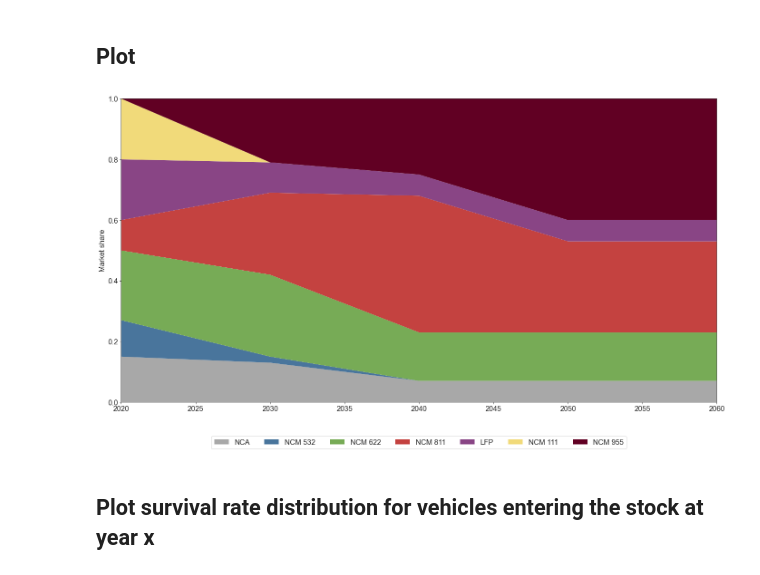
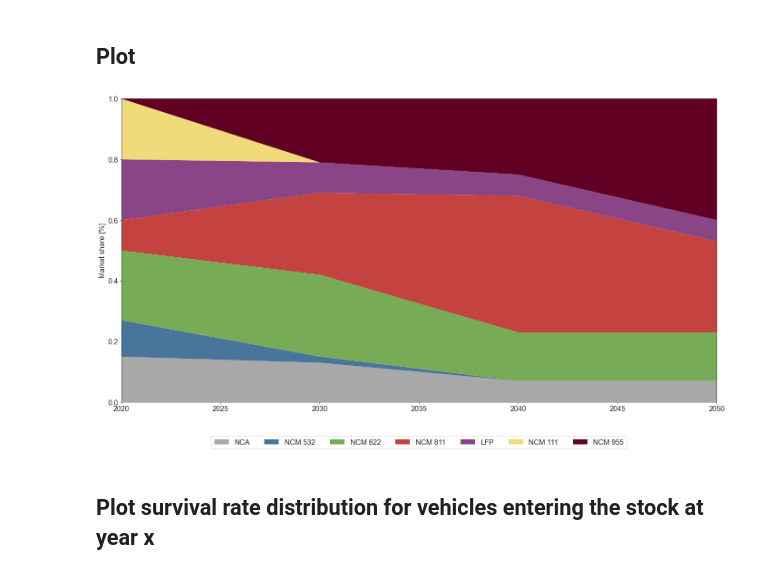
Before and after one commit to lorenzousai/LIBs-demand-, a Jupyter notebook: Visualizations.ipynb, the cells around one changed output. Saved outputs shown, nothing was run; the diff lists cells and outputs as text; code cells hidden in the pictures.

```diff
--- a/Visualizations.ipynb
+++ b/Visualizations.ipynb
@@ -17,29 +17,29 @@ run -i data_prep.py
 # %%
 # * Import all the data needed for the plots
 
-capacity_additions = pd.read_pickle('Dat_figures//capacity_additions.pkl')
+capacity_additions = pd.read_pickle('Data_for_Figures//capacity_additions.pkl')
 
-capacity_outflows = pd.read_pickle('Dat_figures//capacity_outflows.pkl')
+capacity_outflows = pd.read_pickle('Data_for_Figures//capacity_outflows.pkl')
 
-material_additions = pd.read_pickle('Dat_figures//material_additions.pkl')
+material_additions = pd.read_pickle('Data_for_Figures//material_additions.pkl')
 
-material_outflows = pd.read_pickle('Dat_figures//material_outflows.pkl')
+material_outflows = pd.read_pickle('Data_for_Figures//material_outflows.pkl')
 
-CAPEX = pd.read_pickle('Dat_figures//CAPEX.pkl')
+CAPEX = pd.read_pickle('Data_for_Figures//CAPEX.pkl')
 
-employment = pd.read_pickle('Dat_figures//employment.pkl')
+employment = pd.read_pickle('Data_for_Figures//employment.pkl')
 
-chemistries = pd.read_pickle('Dat_figures//chemistries.pkl')
+chemistries = pd.read_pickle('Data_for_Figures//chemistries.pkl')
 
-material_content_BEV = pd.read_pickle('Dat_Figures//material_content_BEV.pkl')
+material_content_BEV = pd.read_pickle('Data_for_Figures//material_content_BEV.pkl')
 
-material_content_PHEV = pd.read_pickle('Dat_Figures//material_content_PHEV.pkl')
+material_content_PHEV = pd.read_pickle('Data_for_Figures//material_content_PHEV.pkl')
 
-material_additions_historical = pd.read_pickle('Dat_Figures//material_additions_historical.pkl')
+material_additions_historical = pd.read_pickle('Data_for_Figures//material_additions_historical.pkl')
 
-capacity_additions_historical = pd.read_pickle('Dat_Figures//capacity_additions_historical.pkl')
+capacity_additions_historical = pd.read_pickle('Data_for_Figures//capacity_additions_historical.pkl')
 
-materials_inflows_industries = pd.read_pickle('Dat_Figures//materials_inflows_industries.pkl')
+materials_inflows_industries = pd.read_pickle('Data_for_Figures//materials_inflows_industries.pkl')
 
 production_capacity = pd.read_excel('BEVs_LIB_CAPEX_employment stats.xlsx', sheet_name = 'Production capacity', skiprows = 4, nrows = 4, usecols = 'C:R')
 # %% [markdown]
@@ -70,19 +70,19 @@ my_map = LinearSegmentedColormap.from_list('paired',colors=[ col1,'xkcd:dull blu
 # %%
 inter = chemistries.copy().transpose()
 inter.drop('Li-S', axis = 1, inplace = True)
 inter.plot.area(cmap = my_map,figsize =(19.2,11), fontsize = 16, linewidth = 0)
 #plt.legend(bbox_to_anchor = (1,1))
 plt.legend(bbox_to_anchor=(0.5, -0.1), loc='upper center',ncol=8, fontsize = 16)
 
 plt.ylim(0,1)
-plt.xlim(2020,2060)
+plt.xlim(2020,2050)
 plt.tight_layout()
-plt.ylabel('Market share', fontsize = 16 )
-#plt.savefig('chemistries.jpeg', pad = 5, dpi = 1200)
-#plt.savefig('chemistries_lowres.jpeg', dpi = 400, pad_inches = 10)
+plt.ylabel('Market share [%]', fontsize = 16 )
+
+#plt.savefig('Figures//chemistries_scenario.jpeg', dpi = 600, pad_inches = 10)
 plt.show()
 # %% [output]
-[figure, old version]
+[figure, new version]
 # %% [markdown]
 ## Plot survival rate distribution for vehicles entering the stock at year x
 # %%
```
Also changed, not shown: parts of 2 cells of this notebook.
